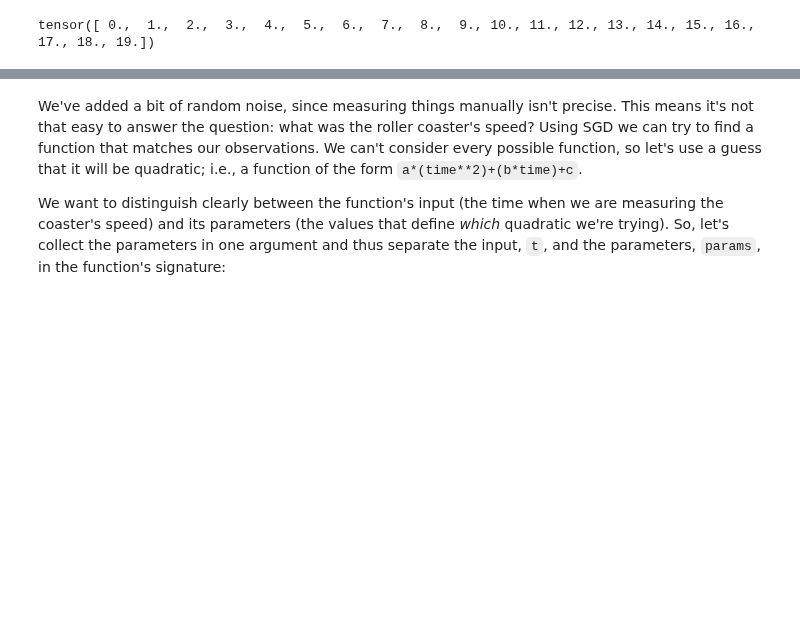
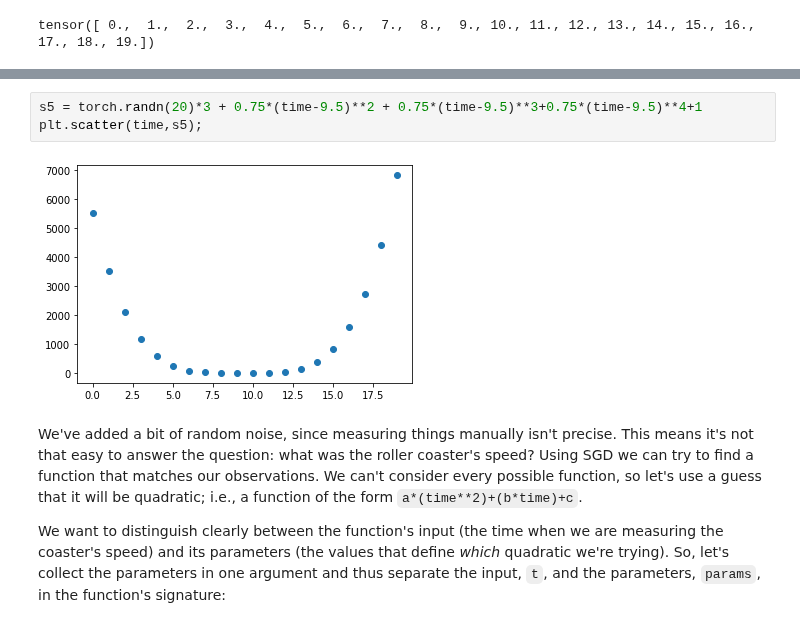
Before and after one commit to GrueneKatze/FastAI4, a Jupyter notebook: FastAI_04_mnist_basics.ipynb, the cells around one changed output, grey strips where cells are left out. Cells and saved outputs as stored; diff of their text form; blank space fills up the shorter version.

```diff
--- a/FastAI_04_mnist_basics.ipynb
+++ b/FastAI_04_mnist_basics.ipynb
@@ -620,3 +627,8 @@ plt.scatter(time,speed);
+# %%
+s5 = torch.randn(20)*3 + 0.75*(time-9.5)**2 + 0.75*(time-9.5)**3+0.75*(time-9.5)**4+1
+plt.scatter(time,s5);
+# %% [output]
+[figure, added]
 # %% [markdown]
 We've added a bit of random noise, since measuring things manually isn't precise. This means it's not that easy to answer the question: what was the roller coaster's speed? Using SGD we can try to find a function that matches our observations. We can't consider every possible function, so let's use a guess that it will be quadratic; i.e., a function of the form `a*(time**2)+(b*time)+c`.
 
```
Also changed, not shown: parts of 5 cells of this notebook.
